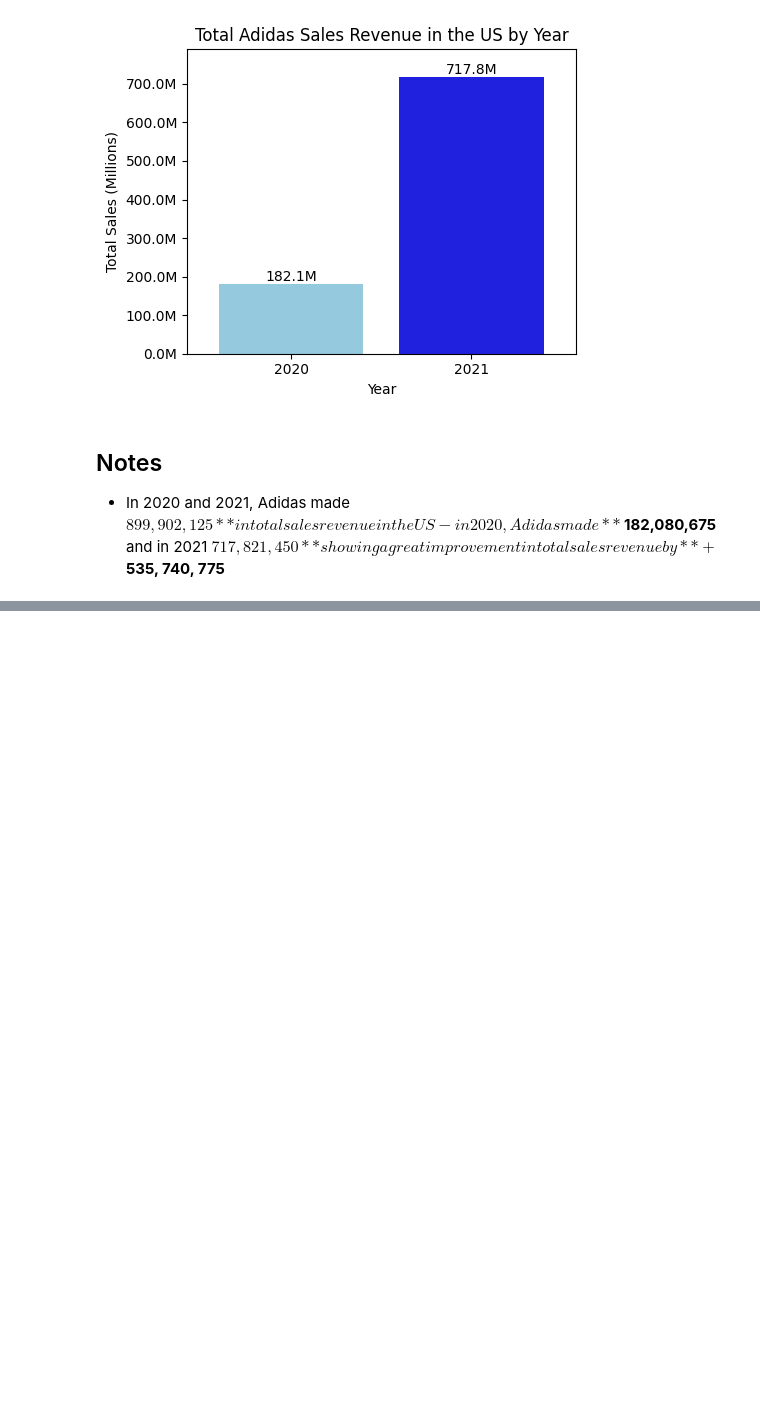
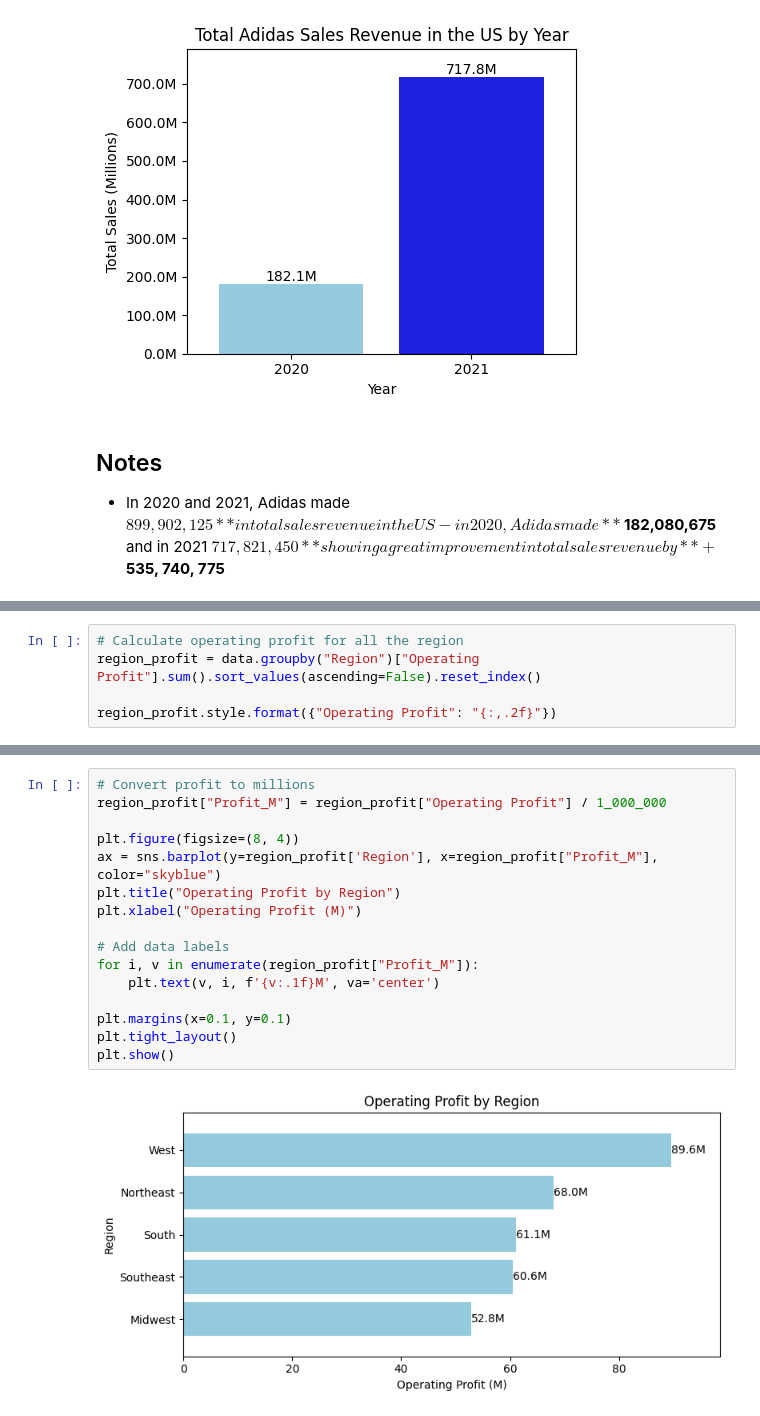
Before and after one commit to murithidenisgitobu/Adidas-Sales-Analysis-Across-the-US, a Jupyter notebook: Jupyter Notebook/adidas_notebook.ipynb, the cells around one changed output, grey strips where cells are left out. Drawn from its saved outputs; the diff is of its cells as text; blank space fills up the shorter version.

Commit message:
Profit by region

```diff
--- a/Jupyter Notebook/adidas_notebook.ipynb
+++ b/Jupyter Notebook/adidas_notebook.ipynb
@@ -358,0 +361,5 @@ plt.show()
+# %%
+# Calculate operating profit for all the region
+region_profit = data.groupby("Region")["Operating Profit"].sum().sort_values(ascending=False).reset_index()
+
+region_profit.style.format({"Operating Profit": "{:,.2f}"})
@@ -358,0 +373,18 @@ plt.show()
+# %%
+# Convert profit to millions
+region_profit["Profit_M"] = region_profit["Operating Profit"] / 1_000_000
+
+plt.figure(figsize=(8, 4))
+ax = sns.barplot(y=region_profit['Region'], x=region_profit["Profit_M"], color="skyblue")
+plt.title("Operating Profit by Region")
+plt.xlabel("Operating Profit (M)")
+
+# Add data labels
+for i, v in enumerate(region_profit["Profit_M"]):
+    plt.text(v, i, f'{v:.1f}M', va='center')
+
+plt.margins(x=0.1, y=0.1)
+plt.tight_layout()
+plt.show()
+# %% [output]
+[figure, added]
```
Also changed, not shown: parts of 5 cells of this notebook.
